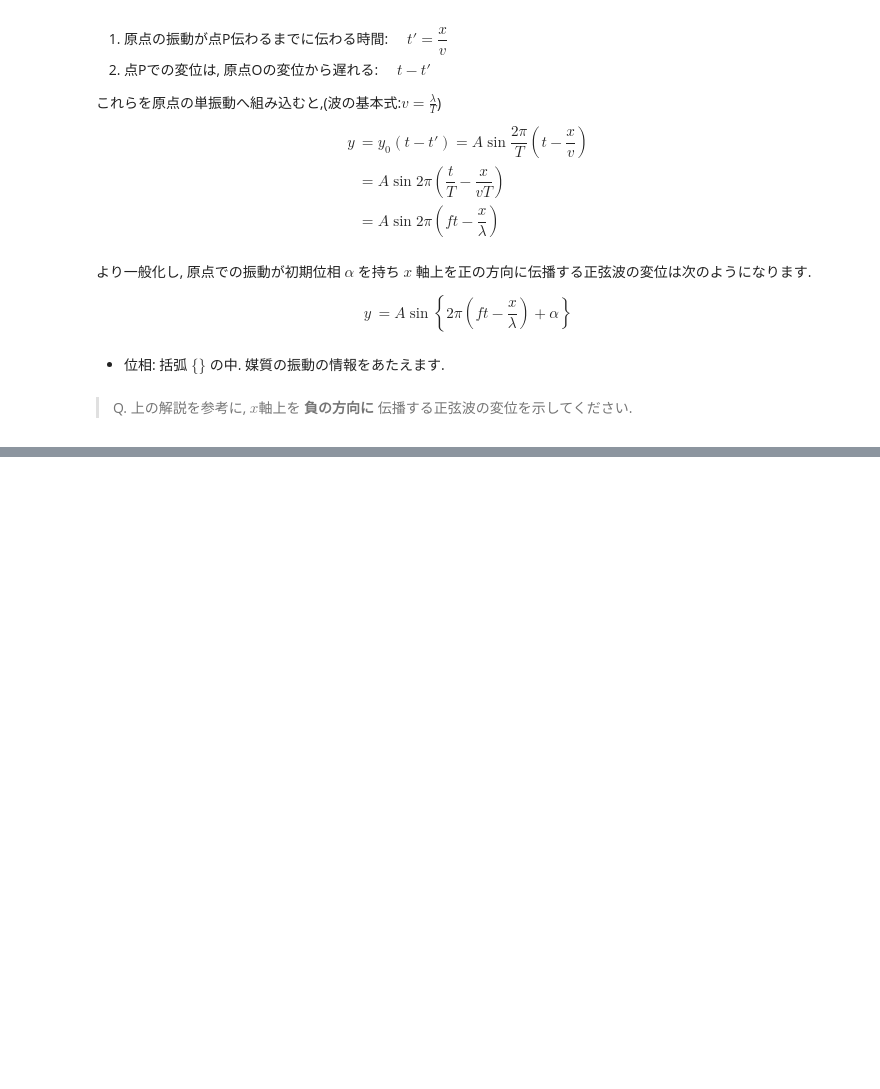
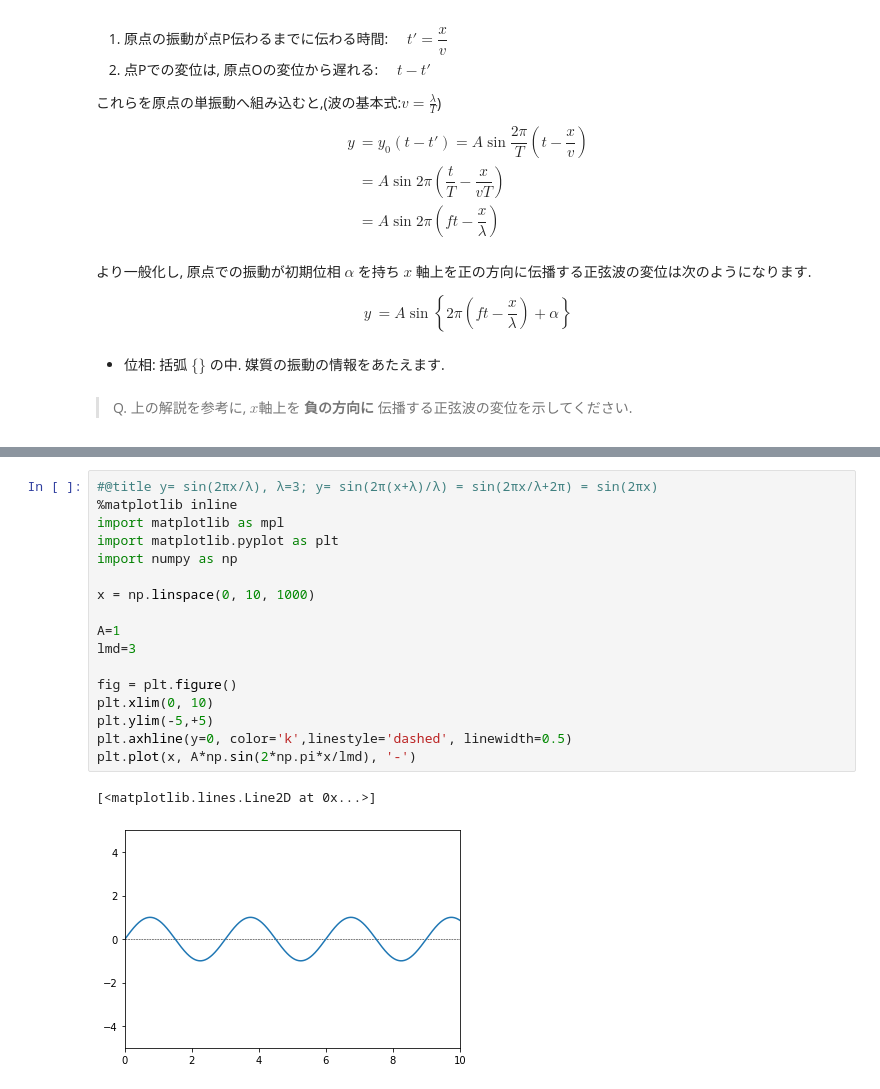
Before and after one commit to miokobayashii/AppliedPhysics1, a Jupyter notebook: 2230_正弦波_応用物理1.ipynb, the cells around one changed output, grey strips where cells are left out. Saved outputs shown, nothing was run; the diff lists cells and outputs as text; blank space fills up the shorter version.

```diff
--- a/2230_正弦波_応用物理1.ipynb
+++ b/2230_正弦波_応用物理1.ipynb
@@ -57,0 +102,20 @@ y &= A \sin \left\{ 2\pi\left(f t - \dfrac{x}{\lambda}\right)+ \alpha\right\}&\\
+# %%
+#@title y= sin(2πx/λ), λ=3; y= sin(2π(x+λ)/λ) = sin(2πx/λ+2π) = sin(2πx)
+%matplotlib inline
+import matplotlib as mpl
+import matplotlib.pyplot as plt
+import numpy as np
+
+x = np.linspace(0, 10, 1000)
+
+A=1
+lmd=3
+
+fig = plt.figure()
+plt.xlim(0, 10)
+plt.ylim(-5,+5)
+plt.axhline(y=0, color='k',linestyle='dashed', linewidth=0.5)
+plt.plot(x, A*np.sin(2*np.pi*x/lmd), '-')
+# %% [output]
+[<matplotlib.lines.Line2D at 0x...>]
+[figure, added]
```
Also changed, not shown: parts of 10 cells of this notebook.
